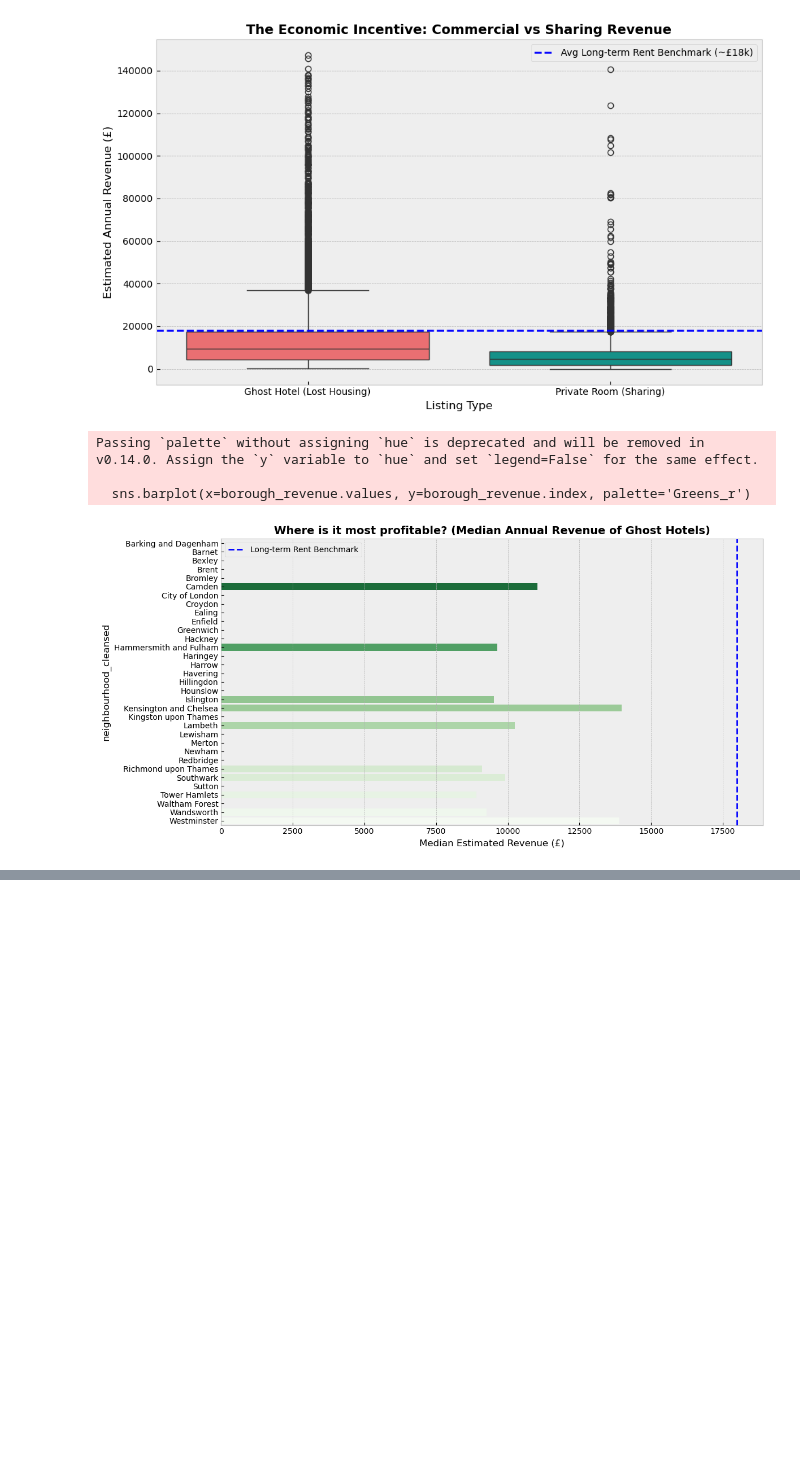
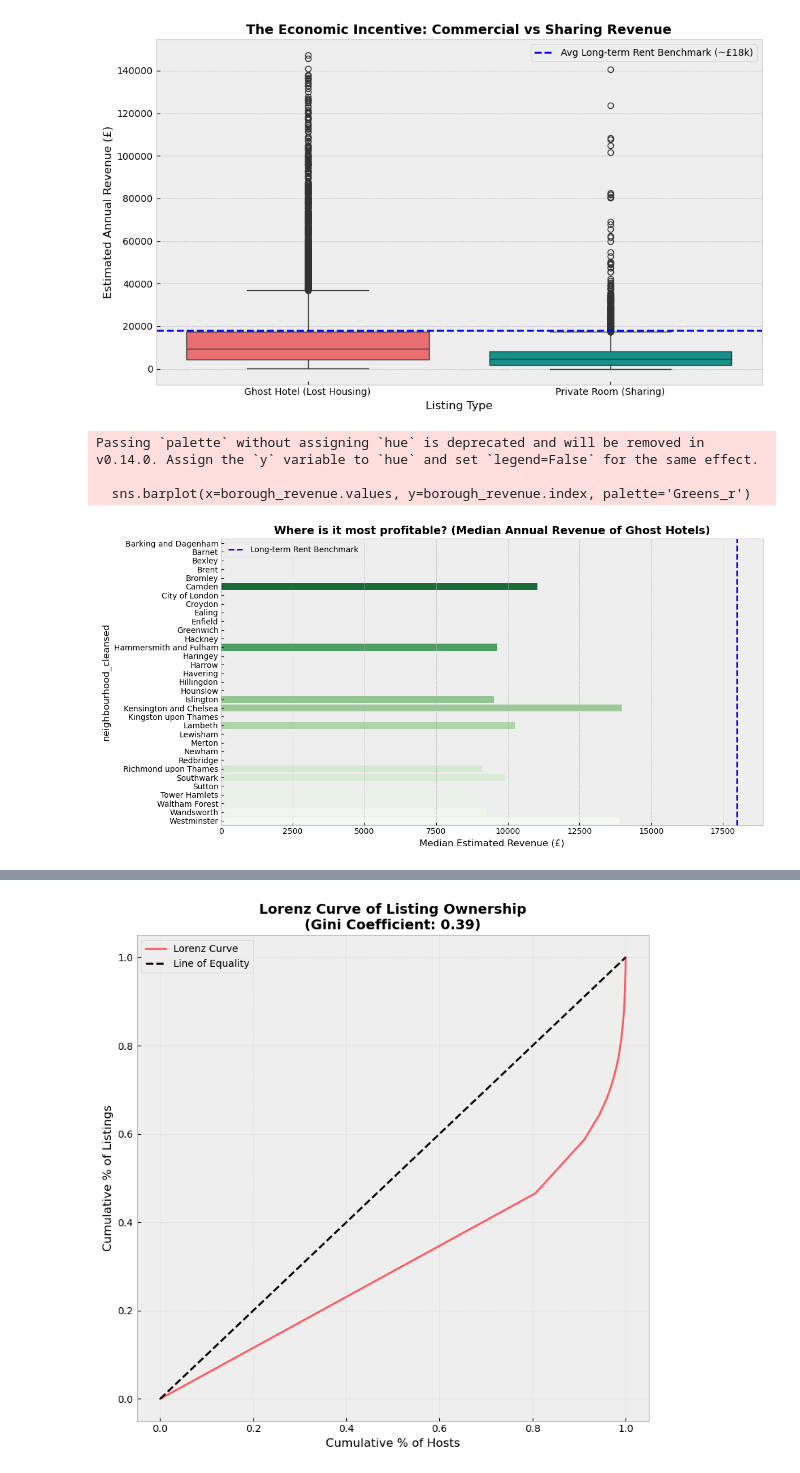
Before and after one commit to yjzhou217/The-Universe-s-Premier-F, a Jupyter notebook: code-draft.ipynb, the cells around one changed output, grey strips where cells are left out. Cells and saved outputs as stored; diff of their text form; code cells hidden in the pictures; blank space fills up the shorter version.

Commit message:
4 dimensions

```diff
--- a/code-draft.ipynb
+++ b/code-draft.ipynb
@@ -871,0 +919,82 @@ Passing `palette` without assigning `hue` is deprecated and will be removed in v
+# %%
+# 4.运营维度分析 (Operational Dimension)
+# 核心问题: 平台是否被少数职业房东垄断 (Professionalization)?
+
+# 4.1 计算每位房东持有的房源数量
+# 按 host_id 分组计数
+host_holding = df.groupby('host_id').size().sort_values(ascending=True)
+
+print(f"总房东数: {len(host_holding):,}")
+print(f"最“富有”的房东拥有: {host_holding.max()} 套房源")
+
+# 4.2 核心指标 A: 市场集中度 (Market Concentration)
+# 计算前 5% 的房东控制了多少房源
+top_5_percent_n = int(len(host_holding) * 0.05)
+top_5_hosts = host_holding.tail(top_5_percent_n) # 取最后（最大）的 5%
+
+listings_controlled_by_top_5 = top_5_hosts.sum()
+total_listings = len(df)
+concentration_ratio = (listings_controlled_by_top_5 / total_listings) * 100
+
+print("\n=== 市场集中度 (Concentration) ===")
+print(f"前 5% ({top_5_percent_n:,}) 的房东控制了: {listings_controlled_by_top_5:,} 套房源")
+print(f"集中度比例: {concentration_ratio:.1f}%")
+# 结论预判: 如果这个数字超过 40-50%，说明是极度寡头化的。
+
+# 4.3 核心指标 B: 多房源房东 (Multi-listing Hosts)
+# 定义职业房东：拥有 2 套及以上房源
+# (虽然 2 套可能只是刚起步，但已不是单纯的“分享自住的一套房”)
+multi_listing_mask = host_holding >= 2
+num_multi_hosts = multi_listing_mask.sum()
+listings_by_multi = host_holding[multi_listing_mask].sum()
+
+print("\n=== 职业化程度 (Professionalization) ===")
+print(f"多房源房东数量 (2+ listings): {num_multi_hosts:,}")
+print(f"多房源房东占比 (占总房东): {(num_multi_hosts/len(host_holding))*100:.1f}%")
+print(f"他们控制的房源总量: {listings_by_multi:,}")
+print(f"**他们控制的市场份额**: {(listings_by_multi/total_listings)*100:.1f}%")
+# 这通常是那个令人震惊的数字（例如：15% 的人控制了 60% 的房）
+
+# 4.4 可视化：洛伦兹曲线 (Lorenz Curve) & 基尼系数
+# 参考 Practical 6 的不平等度量逻辑
+def plot_lorenz_curve(data, ax=None):
+    # 1. 数据排序
+    sorted_data = np.sort(data.values)
+    # 2. 计算累积占比
+    cumulative_data = np.cumsum(sorted_data) / sorted_data.sum()
+    cumulative_population = np.arange(1, len(sorted_data) + 1) / len(sorted_data)
+
+    # 3. 插入原点 (0,0)
+    cumulative_data = np.insert(cumulative_data, 0, 0)
+    cumulative_population = np.insert(cumulative_population, 0, 0)
+
+    if ax is None:
+        fig, ax = plt.subplots(figsize=(8, 8))
+
+    # 4. 绘制曲线
+    ax.plot(cumulative_population, cumulative_data, label='Lorenz Curve', linewidth=2, color='#FF5A5F')
+    ax.plot([0, 1], [0, 1], 'k--', label='Line of Equality') # 对角线
+
+    # 5. 计算基尼系数 (Gini Coefficient)
+    # 面积计算：Gini = (0.5 - 曲线下精细面积) / 0.5
+    area_under_curve = np.trapz(cumulative_data, cumulative_population)
+    gini = (0.5 - area_under_curve) / 0.5
+
+    ax.set_title(f'Lorenz Curve of Listing Ownership\n(Gini Coefficient: {gini:.2f})', fontsize=14, weight='bold')
+    ax.set_xlabel('Cumulative % of Hosts')
+    ax.set_ylabel('Cumulative % of Listings')
+    ax.legend()
+    ax.grid(True, alpha=0.3)
+
+    return gini
+
+# 绘图
+plt.figure(figsize=(8, 8))
+gini_score = plot_lorenz_curve(host_holding, ax=plt.gca())
+plt.tight_layout()
+plt.show()
+
+print(f"\n基尼系数 (Gini): {gini_score:.3f}")
+if gini_score > 0.6:
+    print("-> 极度不平等 (Highly Unequal): 极少数人控制了绝大多数资源。")
+# %% [output]
@@ -871,0 +1013 @@ Passing `palette` without assigning `hue` is deprecated and will be removed in v
+[figure, added]
```
Also changed, not shown: parts of 4 cells of this notebook.
